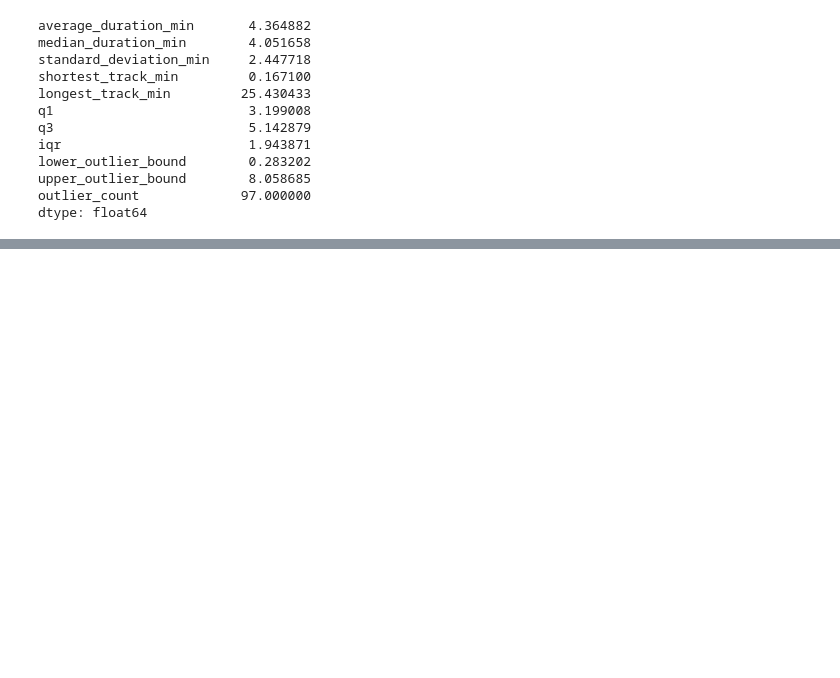
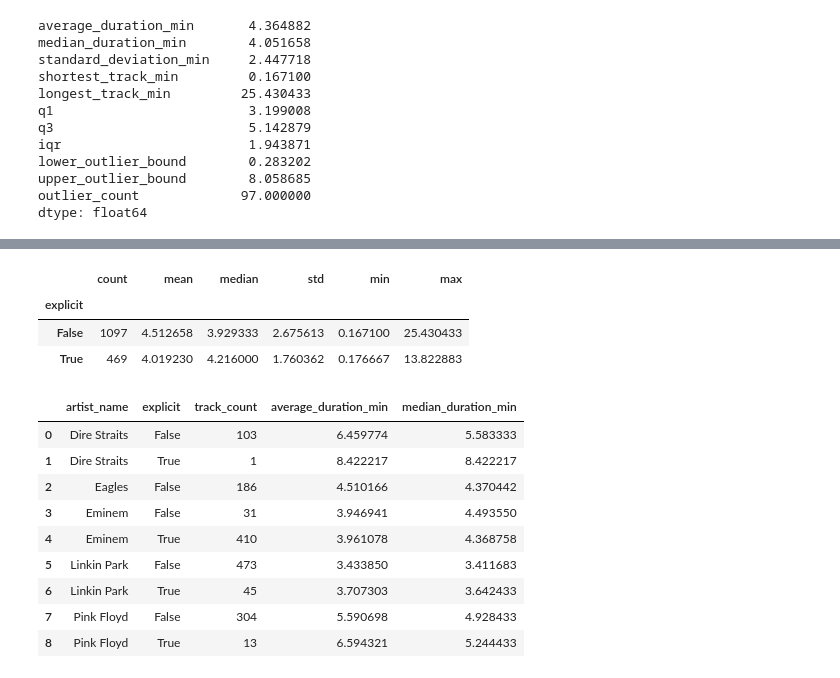
Before and after one commit to yagofelix00/spotify-music-analytics, a Jupyter notebook: notebooks/01_exploratory_analysis.ipynb, the cells around one changed output, grey strips where cells are left out. Drawn from its saved outputs; the diff is of its cells as text; code cells hidden in the pictures; blank space fills up the shorter version.

Commit message:
feat: add explicit content analysis

```diff
--- a/notebooks/01_exploratory_analysis.ipynb
+++ b/notebooks/01_exploratory_analysis.ipynb
@@ -618,0 +680,49 @@ dtype: float64
+# %%
+duration_by_explicit = (
+    tracks.groupby("explicit")["duration_minutes"]
+    .agg(
+        [
+            "count",
+            "mean",
+            "median",
+            "std",
+            "min",
+            "max",
+        ]
+    )
+)
+
+duration_by_explicit
+# %% [output]
+|  | count | mean | median | std | min | max |
+| explicit |  |  |  |  |  |  |
+| False | 1097 | 4.512658 | 3.929333 | 2.675613 | 0.167100 | 25.430433 |
+| True | 469 | 4.019230 | 4.216000 | 1.760362 | 0.176667 | 13.822883 |
+# %%
+explicit_artist_duration = (
+    tracks.groupby(
+        [
+            "artist_name",
+            "explicit",
+        ]
+    )["duration_minutes"]
+    .agg(
+        track_count="count",
+        average_duration_min="mean",
+        median_duration_min="median",
+    )
+    .reset_index()
+)
+
+explicit_artist_duration
+# %% [output]
+|  | artist_name | explicit | track_count | average_duration_min | median_duration_min |
+| 0 | Dire Straits | False | 103 | 6.459774 | 5.583333 |
+| 1 | Dire Straits | True | 1 | 8.422217 | 8.422217 |
+| 2 | Eagles | False | 186 | 4.510166 | 4.370442 |
+| 3 | Eminem | False | 31 | 3.946941 | 4.493550 |
+| 4 | Eminem | True | 410 | 3.961078 | 4.368758 |
+| 5 | Linkin Park | False | 473 | 3.433850 | 3.411683 |
+| 6 | Linkin Park | True | 45 | 3.707303 | 3.642433 |
+| 7 | Pink Floyd | False | 304 | 5.590698 | 4.928433 |
+| 8 | Pink Floyd | True | 13 | 6.594321 | 5.244433 |
```
Also changed, not shown: parts of 8 cells of this notebook.
